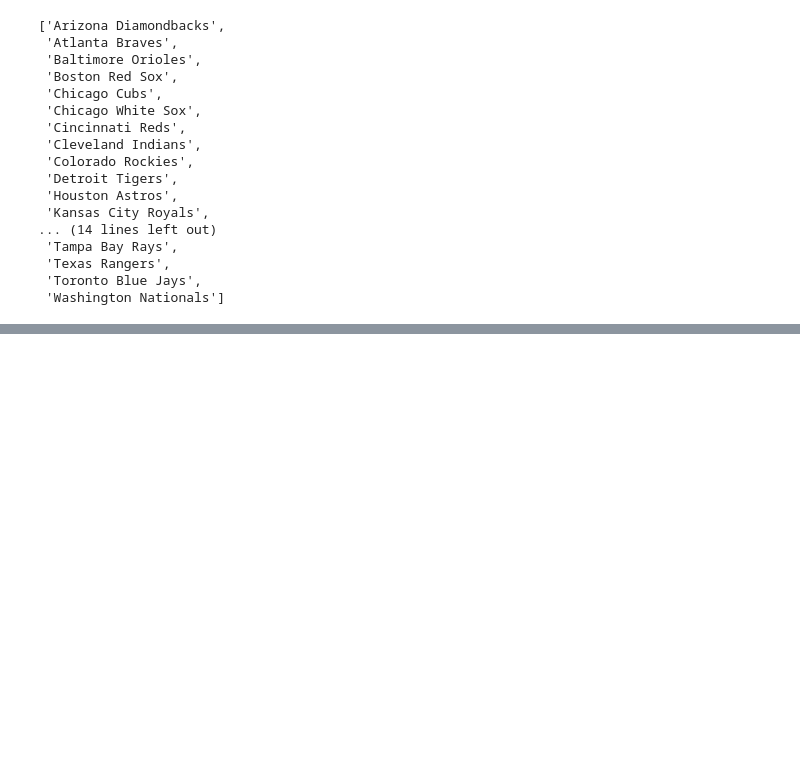
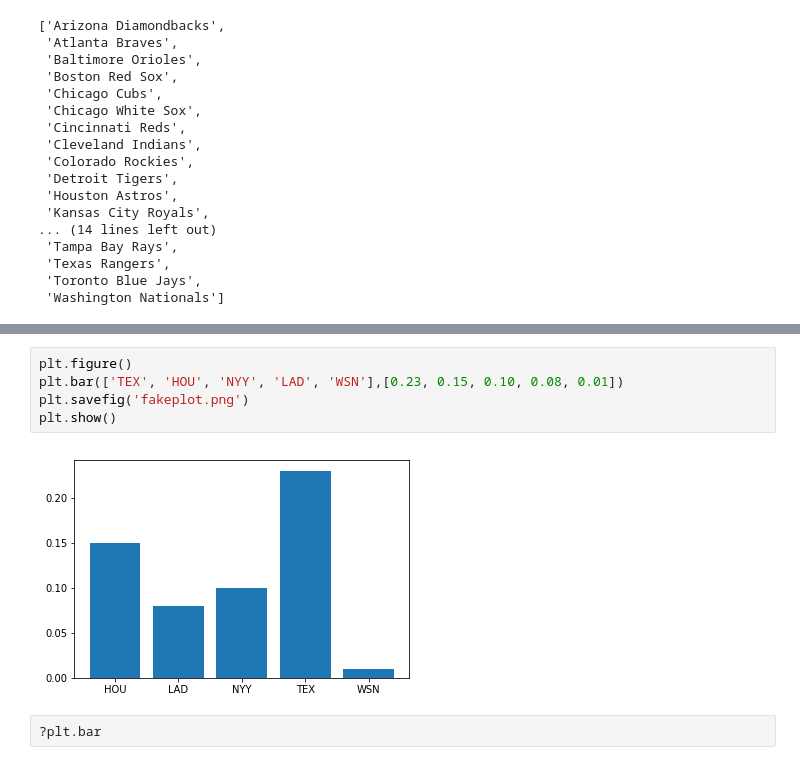
Before and after one commit to marichards/MLB_FA_Predictor, a Jupyter notebook: MLB_Trade_EDA.ipynb, the cells around one changed output, grey strips where cells are left out. Drawn from its saved outputs; the diff is of its cells as text; blank space fills up the shorter version.

```diff
--- a/MLB_Trade_EDA.ipynb
+++ b/MLB_Trade_EDA.ipynb
@@ -258,0 +461,9 @@ Probably easiest to just scrape the years I want; could do it fairly quickly
+# %%
+plt.figure()
+plt.bar(['TEX', 'HOU', 'NYY', 'LAD', 'WSN'],[0.23, 0.15, 0.10, 0.08, 0.01])
+plt.savefig('fakeplot.png')
+plt.show()
+# %% [output]
+[figure, added]
+# %%
+?plt.bar
```
Also changed, not shown: parts of 26 cells of this notebook, 3 other files.
